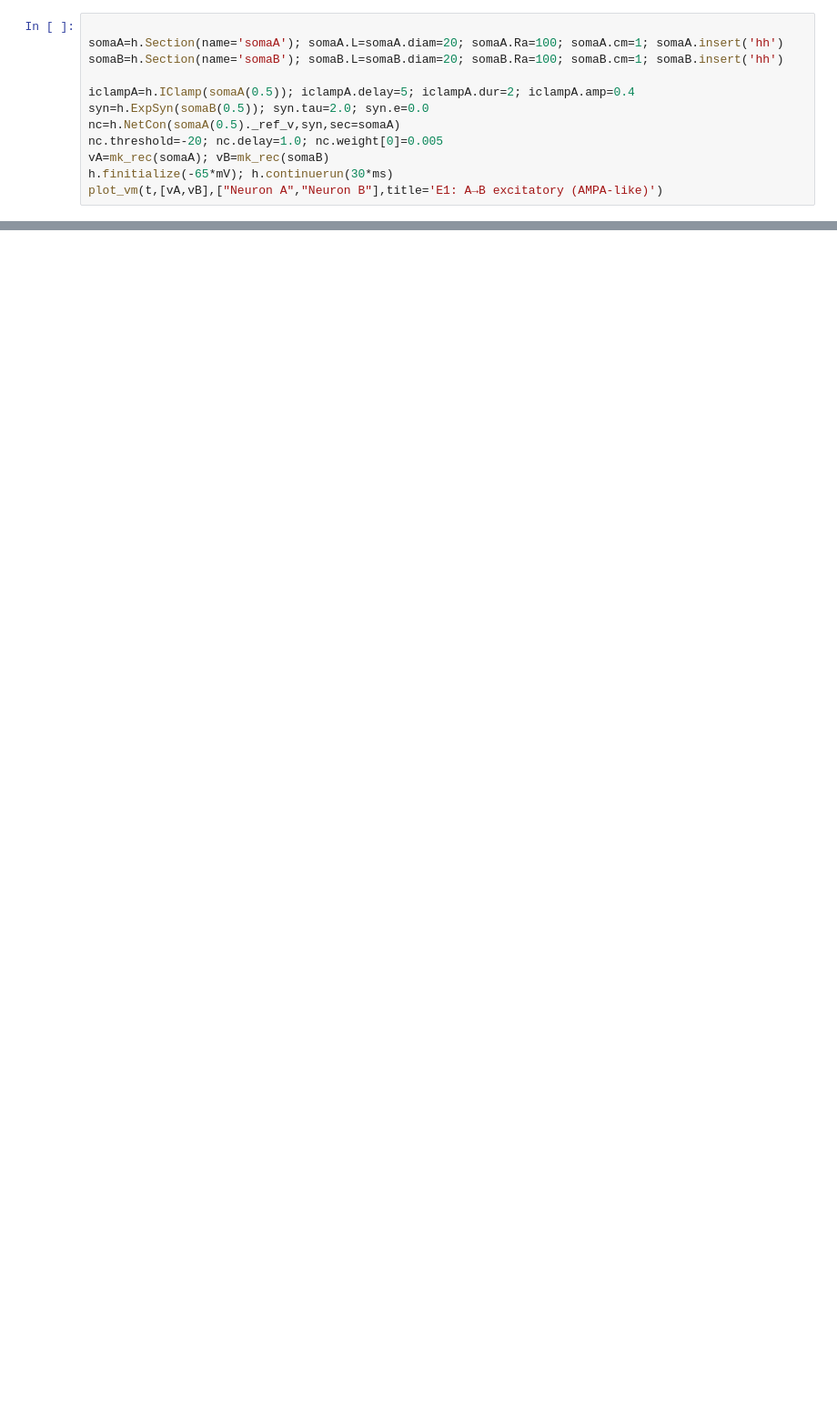
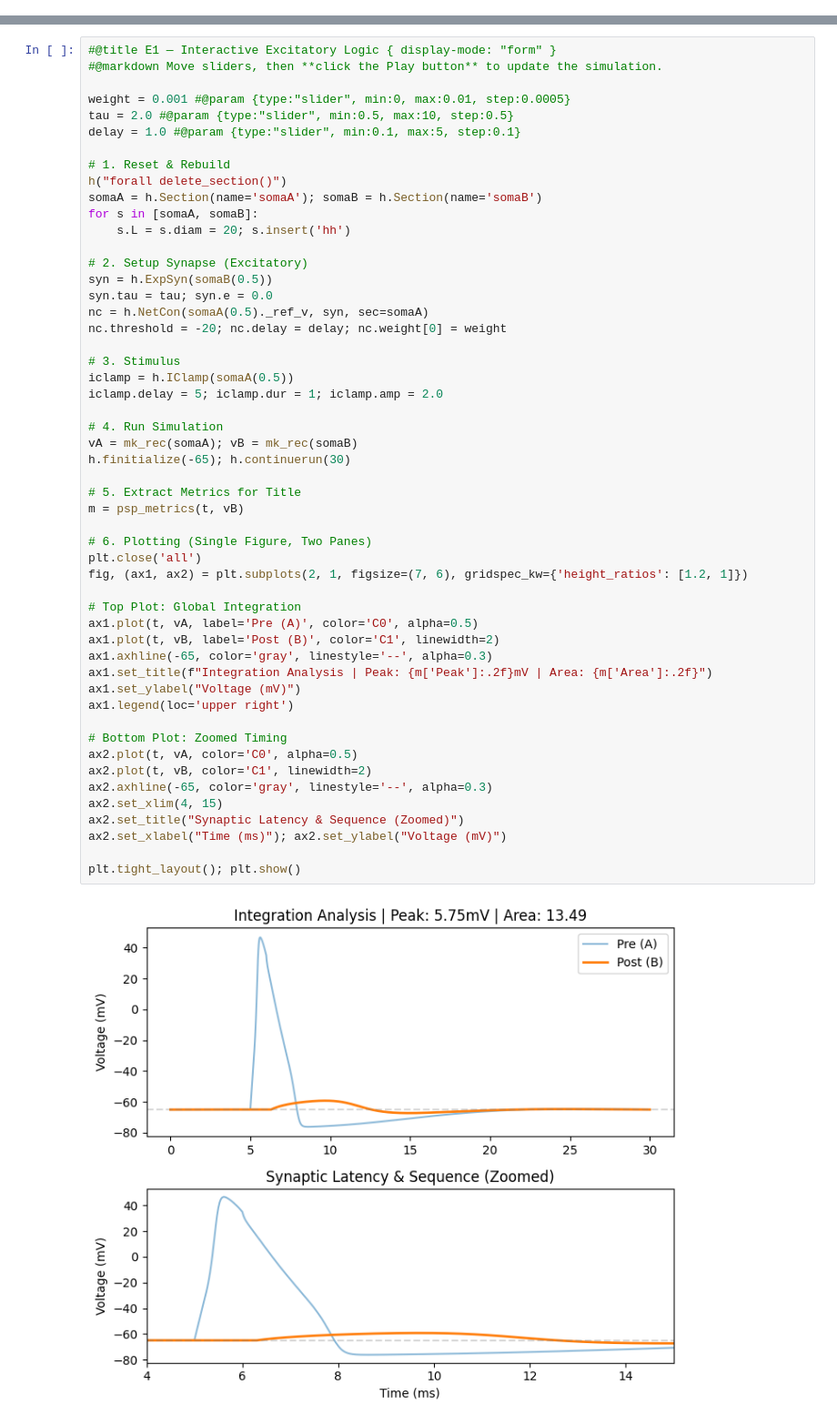
Before and after one commit to cyneuro/Chapter_Colabs, a Jupyter notebook: Colab_E.ipynb, the cells around one changed output, grey strips where cells are left out. Shown at 91% size. Drawn from its saved outputs; the diff is of its cells as text; blank space fills up the shorter version.

```diff
--- a/Colab_E.ipynb
+++ b/Colab_E.ipynb
@@ -122,12 +101,0 @@ Double the initial synaptic weight.
-# %%
-
-somaA=h.Section(name='somaA'); somaA.L=somaA.diam=20; somaA.Ra=100; somaA.cm=1; somaA.insert('hh')
-somaB=h.Section(name='somaB'); somaB.L=somaB.diam=20; somaB.Ra=100; somaB.cm=1; somaB.insert('hh')
-
-iclampA=h.IClamp(somaA(0.5)); iclampA.delay=5; iclampA.dur=2; iclampA.amp=0.4
-syn=h.ExpSyn(somaB(0.5)); syn.tau=2.0; syn.e=0.0
-nc=h.NetCon(somaA(0.5)._ref_v,syn,sec=somaA)
-nc.threshold=-20; nc.delay=1.0; nc.weight[0]=0.005
-vA=mk_rec(somaA); vB=mk_rec(somaB)
-h.finitialize(-65*mV); h.continuerun(30*ms)
-plot_vm(t,[vA,vB],["Neuron A","Neuron B"],title='E1: A→B excitatory (AMPA-like)')
@@ -133,0 +113,54 @@ plot_vm(t,[vA,vB],["Neuron A","Neuron B"],title='E1: A→B excitatory (AMPA-like
+# %%
+#@title E1 — Interactive Excitatory Logic { display-mode: "form" }
+#@markdown Move sliders, then **click the Play button** to update the simulation.
+
+weight = 0.001 #@param {type:"slider", min:0, max:0.01, step:0.0005}
+tau = 2.0 #@param {type:"slider", min:0.5, max:10, step:0.5}
+delay = 1.0 #@param {type:"slider", min:0.1, max:5, step:0.1}
+
+# 1. Reset & Rebuild
+h("forall delete_section()")
+somaA = h.Section(name='somaA'); somaB = h.Section(name='somaB')
+for s in [somaA, somaB]:
+    s.L = s.diam = 20; s.insert('hh')
+
+# 2. Setup Synapse (Excitatory)
+syn = h.ExpSyn(somaB(0.5))
+syn.tau = tau; syn.e = 0.0
+nc = h.NetCon(somaA(0.5)._ref_v, syn, sec=somaA)
+nc.threshold = -20; nc.delay = delay; nc.weight[0] = weight
+
+# 3. Stimulus
+iclamp = h.IClamp(somaA(0.5))
+iclamp.delay = 5; iclamp.dur = 1; iclamp.amp = 2.0
+
+# 4. Run Simulation
+vA = mk_rec(somaA); vB = mk_rec(somaB)
+h.finitialize(-65); h.continuerun(30)
+
+# 5. Extract Metrics for Title
+m = psp_metrics(t, vB)
+
+# 6. Plotting (Single Figure, Two Panes)
+plt.close('all')
+fig, (ax1, ax2) = plt.subplots(2, 1, figsize=(7, 6), gridspec_kw={'height_ratios': [1.2, 1]})
+
+# Top Plot: Global Integration
+ax1.plot(t, vA, label='Pre (A)', color='C0', alpha=0.5)
+ax1.plot(t, vB, label='Post (B)', color='C1', linewidth=2)
+ax1.axhline(-65, color='gray', linestyle='--', alpha=0.3)
+ax1.set_title(f"Integration Analysis | Peak: {m['Peak']:.2f}mV | Area: {m['Area']:.2f}")
+ax1.set_ylabel("Voltage (mV)")
+ax1.legend(loc='upper right')
+
+# Bottom Plot: Zoomed Timing
+ax2.plot(t, vA, color='C0', alpha=0.5)
+ax2.plot(t, vB, color='C1', linewidth=2)
+ax2.axhline(-65, color='gray', linestyle='--', alpha=0.3)
+ax2.set_xlim(4, 15)
+ax2.set_title("Synaptic Latency & Sequence (Zoomed)")
+ax2.set_xlabel("Time (ms)"); ax2.set_ylabel("Voltage (mV)")
+
+plt.tight_layout(); plt.show()
+# %% [output]
+[figure, added]
```
Also changed, not shown: parts of 36 cells of this notebook, 3 other files.
